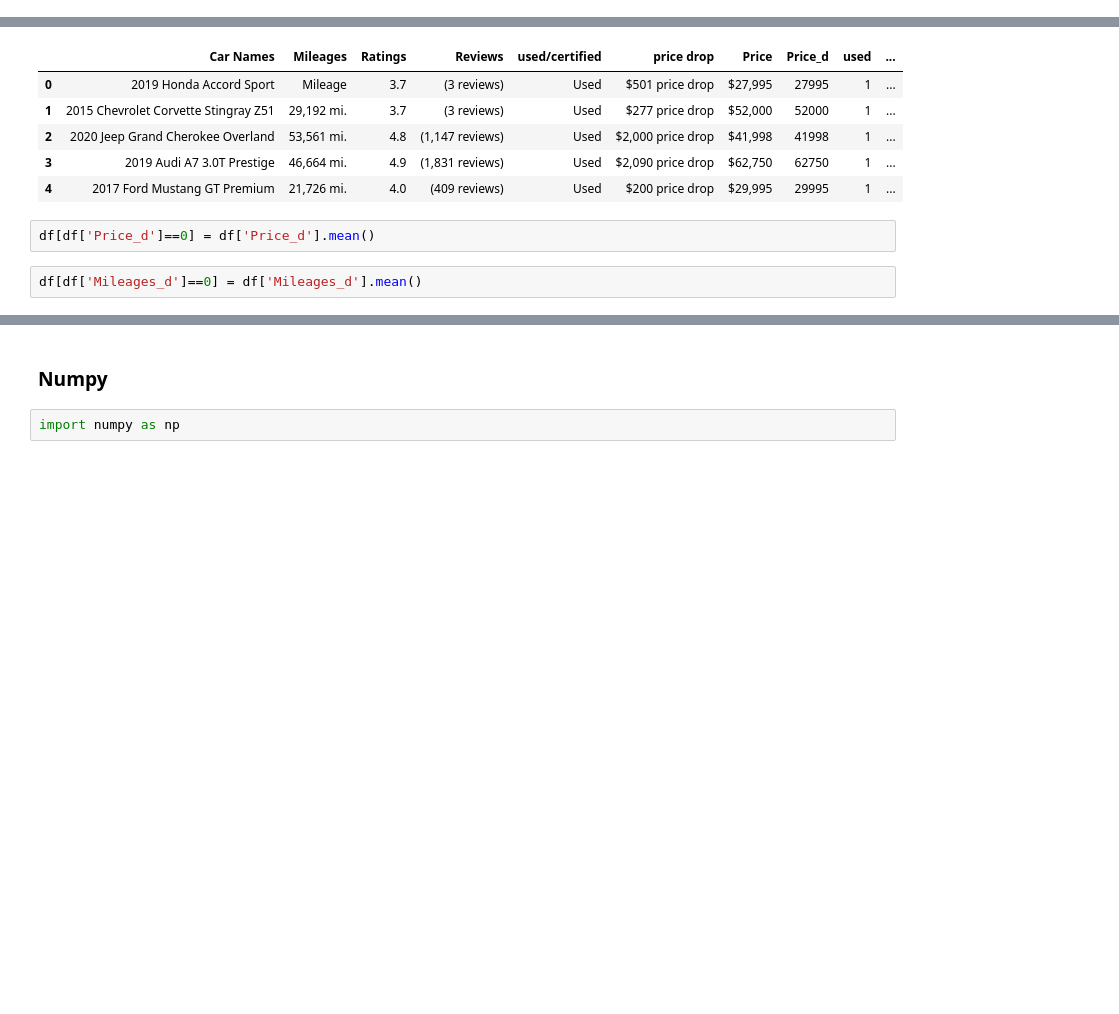
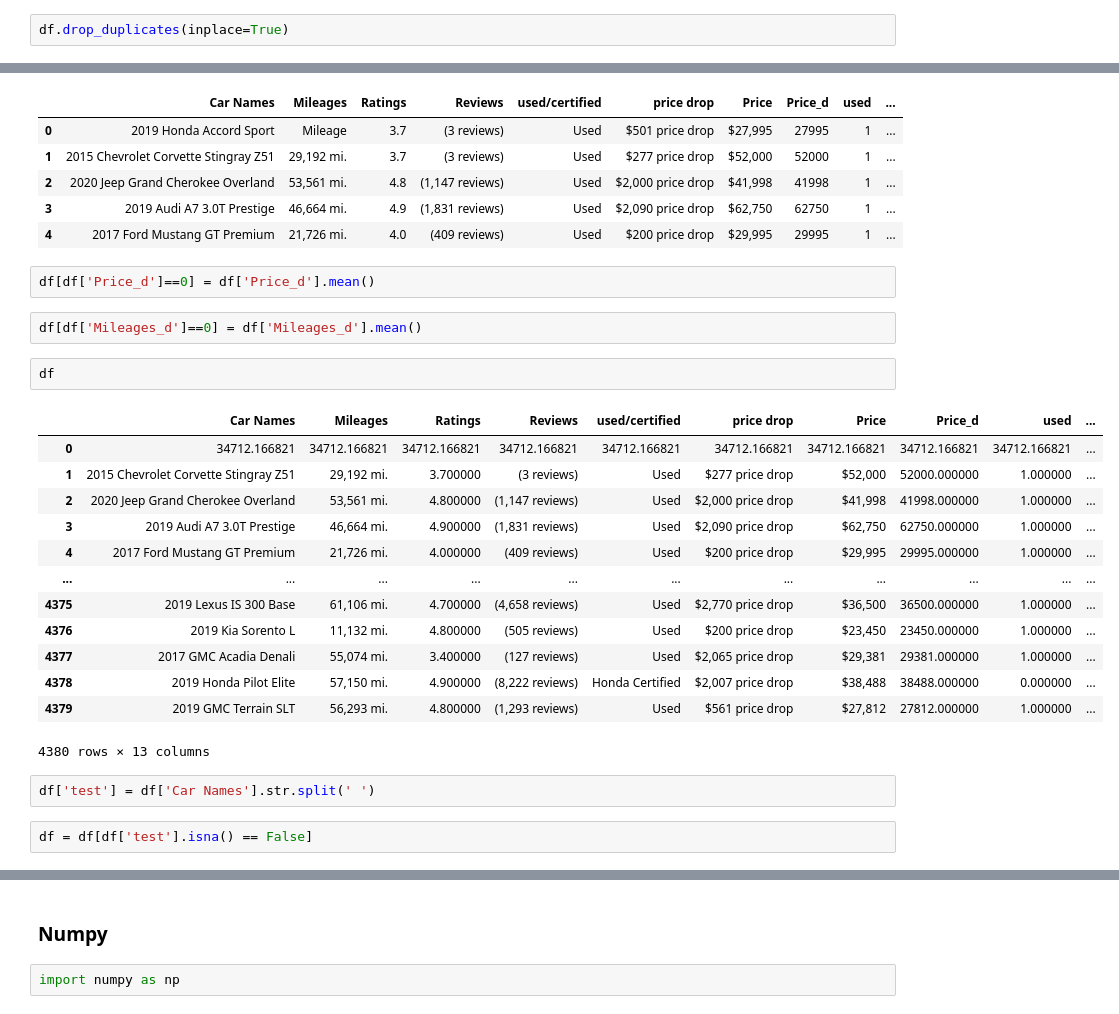
Before and after one commit to GoninM/GB_bootcamp, a Jupyter notebook: module2_homework2.ipynb, the cells around one changed output, grey strips where cells are left out. Saved outputs shown, nothing was run; the diff lists cells and outputs as text; blank space fills up the shorter version.

```diff
--- a/module2_homework2.ipynb
+++ b/module2_homework2.ipynb
@@ -45,3 +45,5 @@ Price - убрать символы, перевеси в int
 price drop  - убрать символы, перевеси в int
 Reviews - убрать символы, перевеси в int
 Mileages - убрать символы, перевеси в int
+# %%
+df.drop_duplicates(inplace=True)
@@ -147,3 +166,23 @@ df.head()
 df[df['Price_d']==0] = df['Price_d'].mean()
 # %%
 df[df['Mileages_d']==0] = df['Mileages_d'].mean()
+# %%
+df
+# %% [output]
+|  | Car Names | Mileages | Ratings | Reviews | used/certified | price drop | Price | Price_d | used | ... |
+| 0 | 34712.166821 | 34712.166821 | 34712.166821 | 34712.166821 | 34712.166821 | 34712.166821 | 34712.166821 | 34712.166821 | 34712.166821 | ... |
+| 1 | 2015 Chevrolet Corvette Stingray Z51 | 29,192 mi. | 3.700000 | (3 reviews) | Used | $277 price drop | $52,000 | 52000.000000 | 1.000000 | ... |
+| 2 | 2020 Jeep Grand Cherokee Overland | 53,561 mi. | 4.800000 | (1,147 reviews) | Used | $2,000 price drop | $41,998 | 41998.000000 | 1.000000 | ... |
+| 3 | 2019 Audi A7 3.0T Prestige | 46,664 mi. | 4.900000 | (1,831 reviews) | Used | $2,090 price drop | $62,750 | 62750.000000 | 1.000000 | ... |
+| 4 | 2017 Ford Mustang GT Premium | 21,726 mi. | 4.000000 | (409 reviews) | Used | $200 price drop | $29,995 | 29995.000000 | 1.000000 | ... |
+| ... | ... | ... | ... | ... | ... | ... | ... | ... | ... | ... |
+| 4375 | 2019 Lexus IS 300 Base | 61,106 mi. | 4.700000 | (4,658 reviews) | Used | $2,770 price drop | $36,500 | 36500.000000 | 1.000000 | ... |
+| 4376 | 2019 Kia Sorento L | 11,132 mi. | 4.800000 | (505 reviews) | Used | $200 price drop | $23,450 | 23450.000000 | 1.000000 | ... |
+| 4377 | 2017 GMC Acadia Denali | 55,074 mi. | 3.400000 | (127 reviews) | Used | $2,065 price drop | $29,381 | 29381.000000 | 1.000000 | ... |
+| 4378 | 2019 Honda Pilot Elite | 57,150 mi. | 4.900000 | (8,222 reviews) | Honda Certified | $2,007 price drop | $38,488 | 38488.000000 | 0.000000 | ... |
+| 4379 | 2019 GMC Terrain SLT | 56,293 mi. | 4.800000 | (1,293 reviews) | Used | $561 price drop | $27,812 | 27812.000000 | 1.000000 | ... |
+4380 rows × 13 columns
+# %%
+df['test'] = df['Car Names'].str.split(' ')
+# %%
+df = df[df['test'].isna() == False]
```
Also changed, not shown: parts of 10 cells of this notebook.
